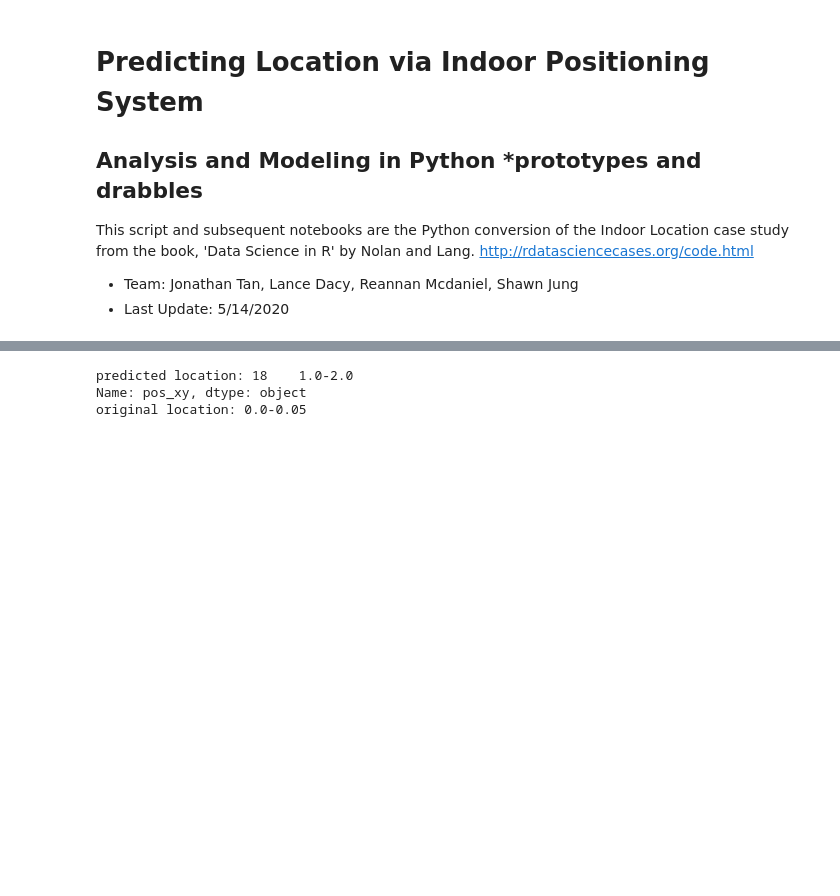
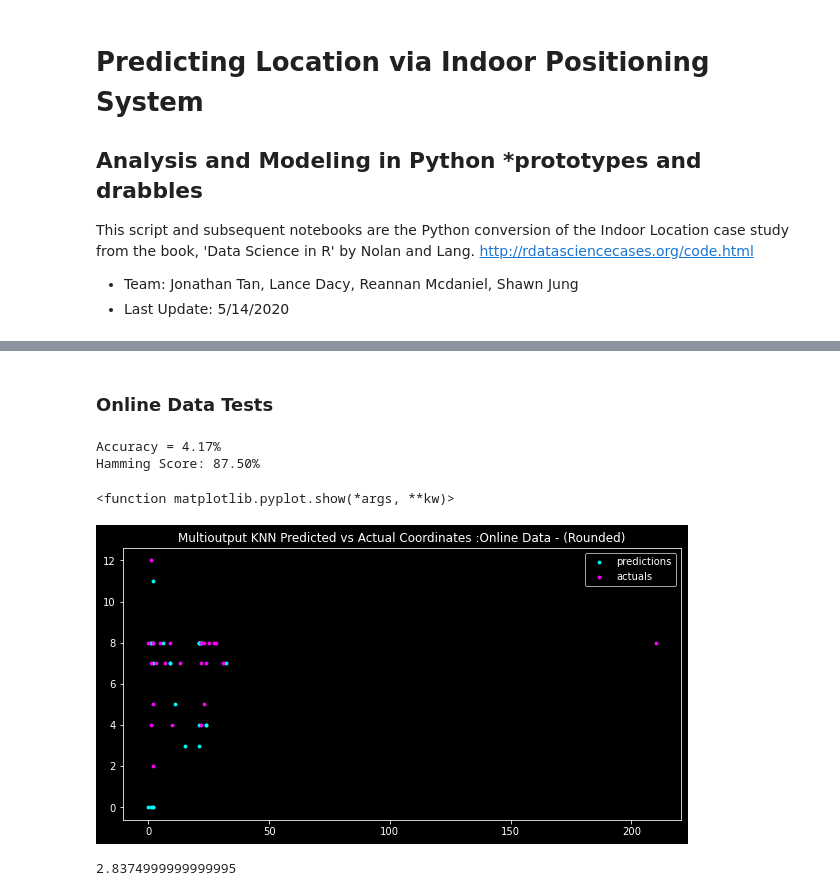
Before and after one commit to MustangDFW/DS7333, a Jupyter notebook: Case Study 1/2-Interim Notebooks/location-prediction-03-knn-model-spitballing.ipynb, the cells around one changed output, grey strips where cells are left out. Saved outputs shown, nothing was run; the diff lists cells and outputs as text; code cells hidden in the pictures; blank space fills up the shorter version.

```diff
--- a/Case Study 1/2-Interim Notebooks/location-prediction-03-knn-model-spitballing.ipynb
+++ b/Case Study 1/2-Interim Notebooks/location-prediction-03-knn-model-spitballing.ipynb
@@ -237,0 +296,62 @@ clf = RandomForestClassifier(n_estimators= 100, random_state = 1)
+# %% [markdown]
+### Online Data Tests
+# %%
+def proper_round(num, dec=0):
+    num = str(num)[:str(num).index('.')+dec+2]
+    if num[-1]>='5':
+        return float(num[:-2-(not dec)]+str(int(num[-2-(not dec)])+1))
+    return float(num[:-1])
+# %%
+#online data knn
+y = online_pivot.iloc[:, 8:10] #online y values are not whole numbers, raising continous multioutput incompatibility
+x = online_pivot.iloc[:, 1:8]
+
+online_pivot_rounded_x = online_pivot.iloc[:, 8].apply(float) #round everything off?? This kind of loses the point of the online data though, as real world RLTS won't have points recorded at nice round intervals
+online_pivot_rounded_y = online_pivot.iloc[:, 9].apply(float)
+online_pivot_rounded_x = online_pivot_rounded_x.apply(proper_round)
+online_pivot_rounded_y = online_pivot_rounded_y.apply(proper_round)
+frame = {'pos_x': online_pivot_rounded_x, 'pos_y': online_pivot_rounded_y}
+y2 = pd.DataFrame(frame)
+
+y3x = online_pivot.iloc[:, 8].apply(str)
+y3y = online_pivot.iloc[:, 9].apply(str)
+y3 = pd.DataFrame({'pos_x':y3x, 'pos_y':y3y})
+
+x_train, x_test, y_train, y_test = train_test_split(x, y2, test_size = .4, random_state = randstate)
+#y_test2 = pd.DataFrame({'pos_x':y_test[:, 0], 'pos_y':y_test[:, 1]}) #convert y_test to dataframe???
+knn = KNeighborsClassifier(n_neighbors = 4)
+classifier = MultiOutputClassifier(knn, n_jobs = -1)
+classifier.fit(x_train, y_train) #fit
+predictions = classifier.predict(x_test) #predict
+
+y_test = y_test.values
+acc = classifier.score(x_test, y_test)
+
+
+print("Accuracy = {:.2f}%".format(acc*100))
+print('Hamming Score: {:.2f}%'.format(hamming_score(y_test, predictions)*100)) #Hamming score is the difference in positions?
+#print('Subset Accuracy:', accuracy_score(y_test, predictions))
+#print('Hamming Loss:', hamming_loss(y_test,predictions))
+
+#yikes!
+# %% [output]
+Accuracy = 4.17%
+Hamming Score: 87.50%
+# %%
+x = range(30)
+y = range(30)
+fig = plt.figure(figsize = (10, 5))
+ax1 = fig.add_subplot(111)
+
+predx, predy = predictions[:, 0], predictions[:, 1]
+truex, truey = y_test[:, 0], y_test[:, 1]
+
+ax1.scatter(predx, predy, s = 8, c = 'cyan', label = 'predictions')
+ax1.scatter(truex, truey, s = 8, c = 'magenta', label = 'actuals')
+plt.title('Multioutput KNN Predicted vs Actual Coordinates :Online Data - (Rounded)')
+plt.legend(loc = 'upper right');
+
+plt.show
+# %% [output]
+<function matplotlib.pyplot.show(*args, **kw)>
+[figure, added]
@@ -250,9 +395,0 @@ def distance(test_array, train_df, number_of_returns=1):
-# %%
-test0_pred = distance(test0, offline_pivot.iloc[:,1:8], 1)
-
-print('predicted location:', offline_pivot.iloc[test0_pred]['pos_xy'])
-print('original location:', online_pivot.iloc[0]['pos_xy'])
-# %% [output]
-predicted location: 18    1.0-2.0
-Name: pos_xy, dtype: object
-original location: 0.0-0.05
@@ -258,0 +427,6 @@ original location: 0.0-0.05
+# %%
+# Sanity test before running Grid Search!
+score = location_scoring(online_pivot.iloc[:,1:8], offline_pivot.iloc[:,1:8], k=1, distance_type=distance.cityblock, weighted_mean=True)
+print(score)
+# %% [output]
+2.8374999999999995
```
Also changed, not shown: parts of 37 cells of this notebook.
